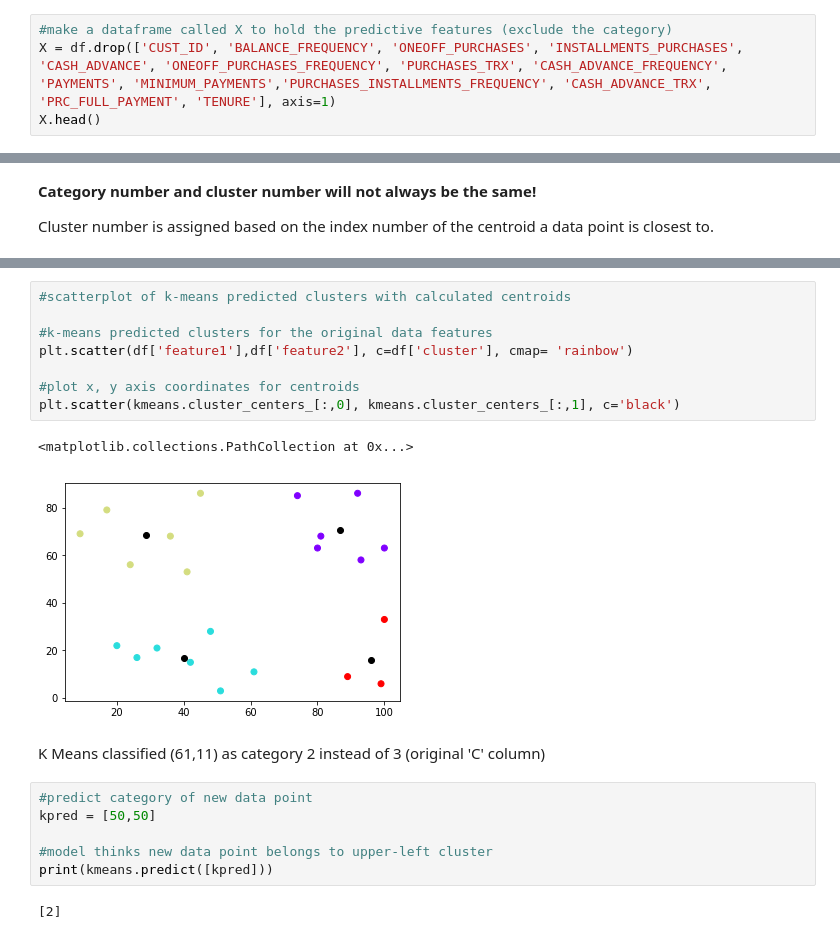
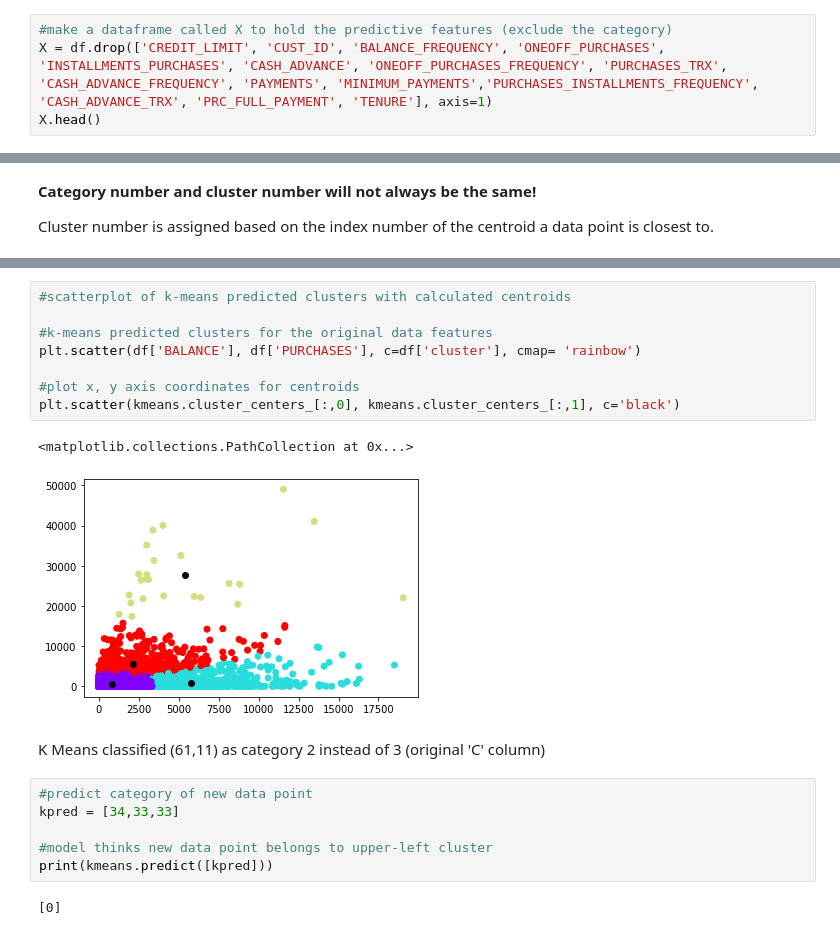
Before and after one commit to ghorellana/kmeanscreditcards, a Jupyter notebook: KMeansClustering-CreditCards.ipynb, the cells around one changed output, grey strips where cells are left out. Saved outputs shown, nothing was run; the diff lists cells and outputs as text.

```diff
--- a/KMeansClustering-CreditCards.ipynb
+++ b/KMeansClustering-CreditCards.ipynb
@@ -46,6 +37,6 @@ df
 8950 rows × 18 columns
 # %%
 #make a dataframe called X to hold the predictive features (exclude the category)
-X = df.drop(['CUST_ID', 'BALANCE_FREQUENCY', 'ONEOFF_PURCHASES', 'INSTALLMENTS_PURCHASES', 'CASH_ADVANCE', 'ONEOFF_PURCHASES_FREQUENCY', 'PURCHASES_TRX', 'CASH_ADVANCE_FREQUENCY', 'PAYMENTS', 'MINIMUM_PAYMENTS','PURCHASES_INSTALLMENTS_FREQUENCY', 'CASH_ADVANCE_TRX', 'PRC_FULL_PAYMENT', 'TENURE'], axis=1)
+X = df.drop(['CREDIT_LIMIT', 'CUST_ID', 'BALANCE_FREQUENCY', 'ONEOFF_PURCHASES', 'INSTALLMENTS_PURCHASES', 'CASH_ADVANCE', 'ONEOFF_PURCHASES_FREQUENCY', 'PURCHASES_TRX', 'CASH_ADVANCE_FREQUENCY', 'PAYMENTS', 'MINIMUM_PAYMENTS','PURCHASES_INSTALLMENTS_FREQUENCY', 'CASH_ADVANCE_TRX', 'PRC_FULL_PAYMENT', 'TENURE'], axis=1)
 X.head()
 # %% [output]
@@ -131,21 +110,21 @@ df.head()
 # %%
 #scatterplot of k-means predicted clusters with calculated centroids
 
 #k-means predicted clusters for the original data features
-plt.scatter(df['feature1'],df['feature2'], c=df['cluster'], cmap= 'rainbow')
+plt.scatter(df['BALANCE'], df['PURCHASES'], c=df['cluster'], cmap= 'rainbow')
 
 #plot x, y axis coordinates for centroids
 plt.scatter(kmeans.cluster_centers_[:,0], kmeans.cluster_centers_[:,1], c='black')
 # %% [output]
 <matplotlib.collections.PathCollection at 0x...>
-[figure, old version]
+[figure, new version]
 # %% [markdown]
 K Means classified (61,11) as category 2 instead of 3 (original 'C' column)
 # %%
 #predict category of new data point
-kpred = [50,50]
+kpred = [34,33,33]
 
 #model thinks new data point belongs to upper-left cluster
 print(kmeans.predict([kpred]))
 # %% [output]
-[2]
+[0]
```
Also changed, not shown: parts of 36 cells of this notebook.
